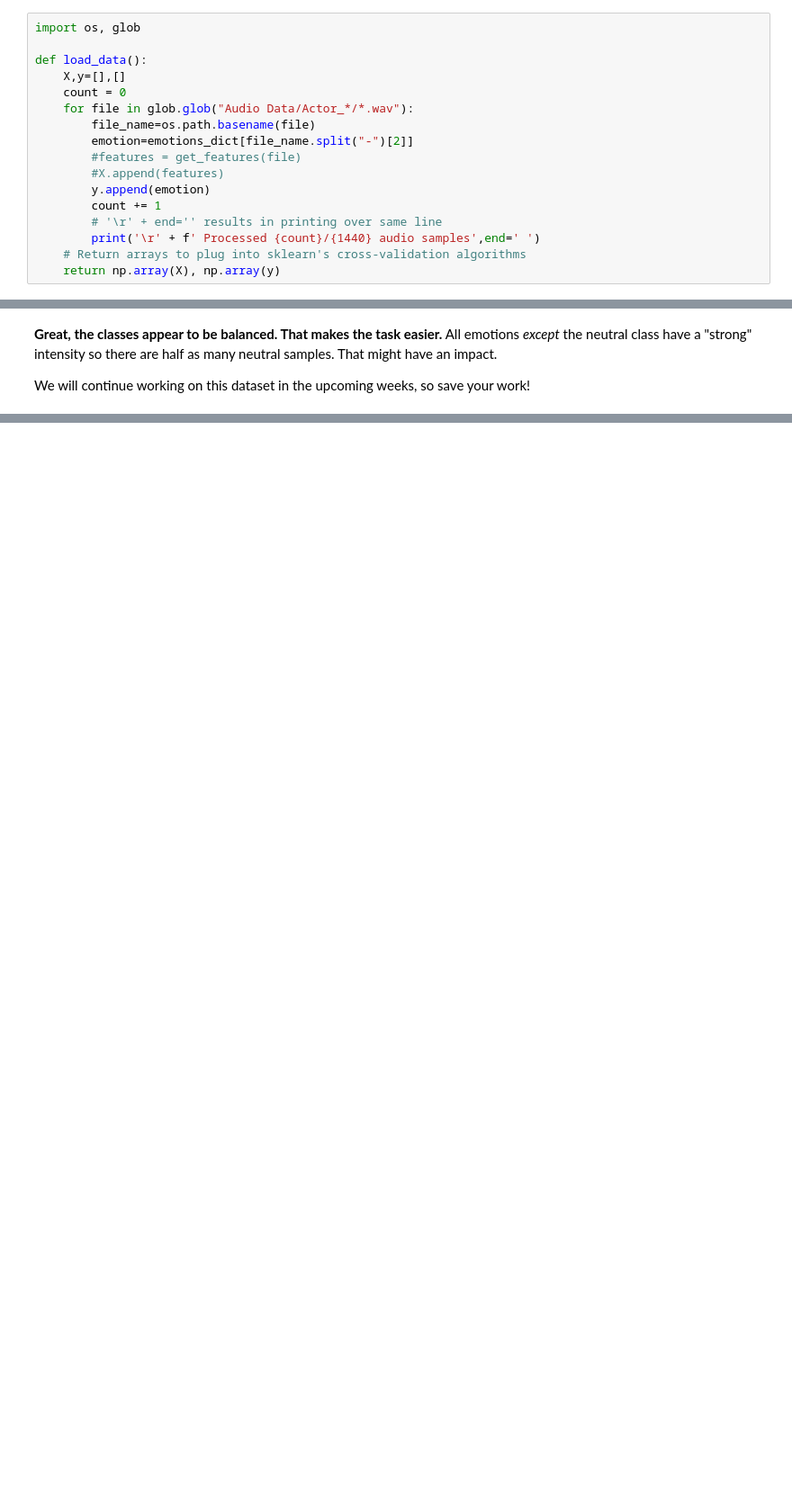
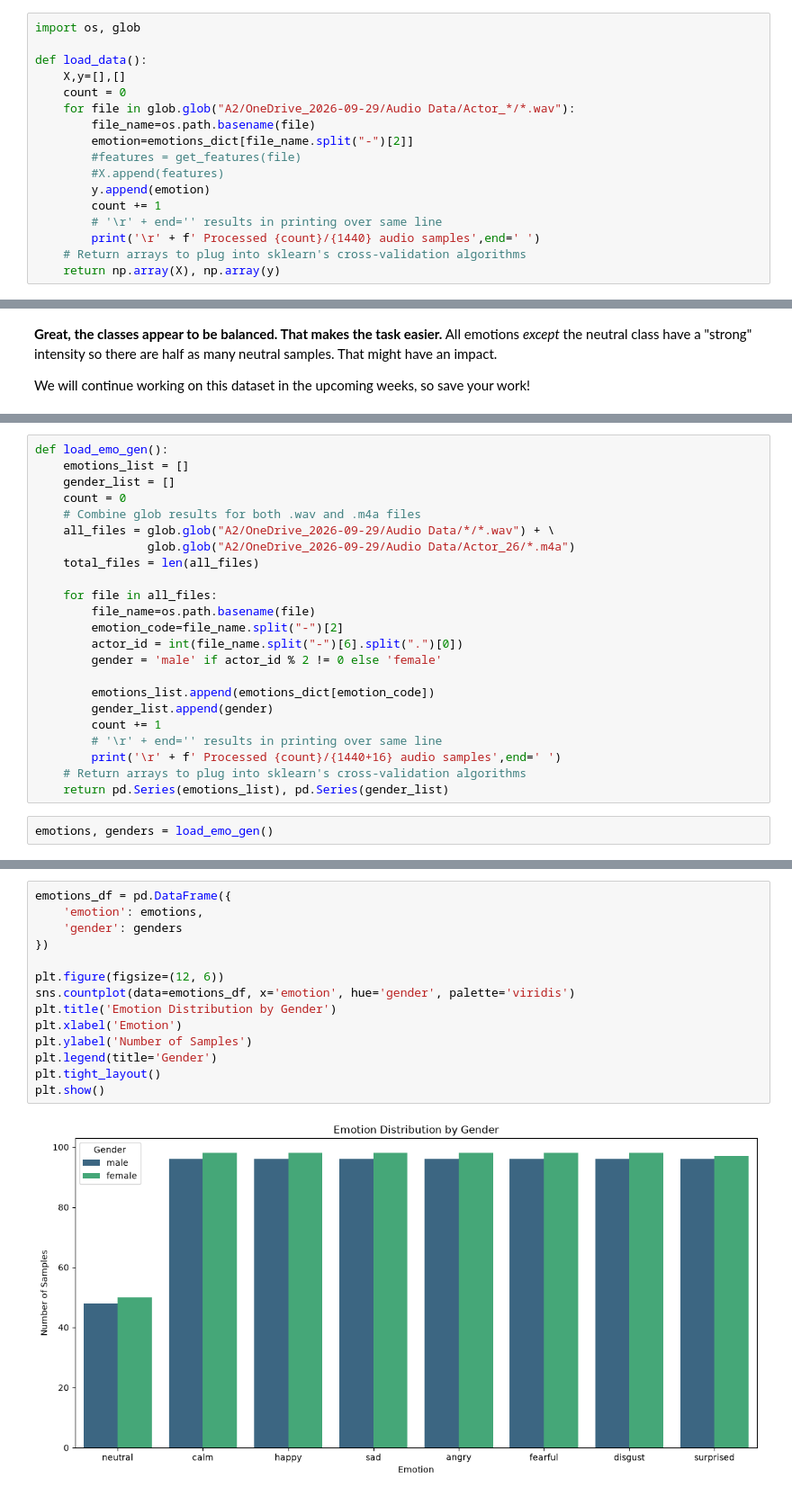
Before and after one commit to huodor/Week2-DataPreprocessing, a Jupyter notebook: Week 2.ipynb, the cells around one changed output, grey strips where cells are left out. Shown at 90% size. Drawn from its saved outputs; the diff is of its cells as text; blank space fills up the shorter version.

```diff
--- a/Week 2.ipynb
+++ b/Week 2.ipynb
@@ -755,7 +755,7 @@ import os, glob
 def load_data():
     X,y=[],[]
     count = 0
-    for file in glob.glob("Audio Data/Actor_*/*.wav"):
+    for file in glob.glob("A2/OneDrive_2026-09-29/Audio Data/Actor_*/*.wav"):
         file_name=os.path.basename(file)
         emotion=emotions_dict[file_name.split("-")[2]]
         #features = get_features(file)
@@ -795,0 +868,25 @@ We will continue working on this dataset in the upcoming weeks, so save your wor
+# %%
+def load_emo_gen():
+    emotions_list = []
+    gender_list = []
+    count = 0
+    # Combine glob results for both .wav and .m4a files
+    all_files = glob.glob("A2/OneDrive_2026-09-29/Audio Data/*/*.wav") + \
+                glob.glob("A2/OneDrive_2026-09-29/Audio Data/Actor_26/*.m4a")
+    total_files = len(all_files)
+
+    for file in all_files:
+        file_name=os.path.basename(file)
+        emotion_code=file_name.split("-")[2]
+        actor_id = int(file_name.split("-")[6].split(".")[0])
+        gender = 'male' if actor_id % 2 != 0 else 'female'
+
+        emotions_list.append(emotions_dict[emotion_code])
+        gender_list.append(gender)
+        count += 1
+        # '\r' + end='' results in printing over same line
+        print('\r' + f' Processed {count}/{1440+16} audio samples',end=' ')
+    # Return arrays to plug into sklearn's cross-validation algorithms
+    return pd.Series(emotions_list), pd.Series(gender_list)
+# %%
+emotions, genders = load_emo_gen()
@@ -795,0 +895,16 @@ We will continue working on this dataset in the upcoming weeks, so save your wor
+# %%
+emotions_df = pd.DataFrame({
+    'emotion': emotions,
+    'gender': genders
+})
+
+plt.figure(figsize=(12, 6))
+sns.countplot(data=emotions_df, x='emotion', hue='gender', palette='viridis')
+plt.title('Emotion Distribution by Gender')
+plt.xlabel('Emotion')
+plt.ylabel('Number of Samples')
+plt.legend(title='Gender')
+plt.tight_layout()
+plt.show()
+# %% [output]
+[figure, added]
```
Also changed, not shown: parts of 14 cells of this notebook.
